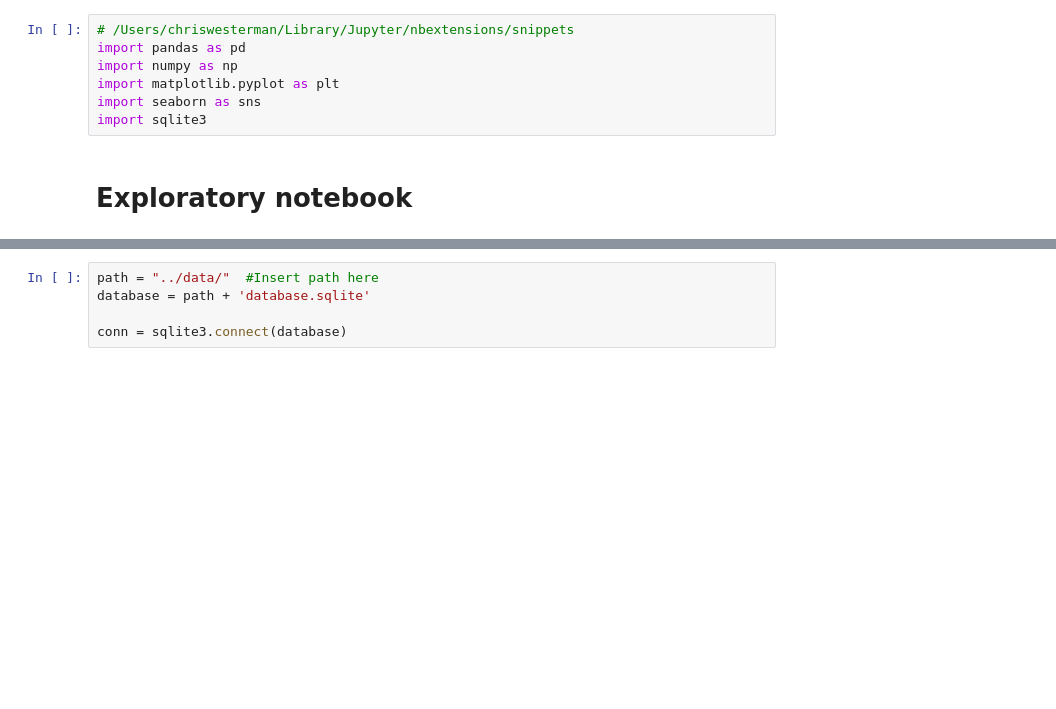
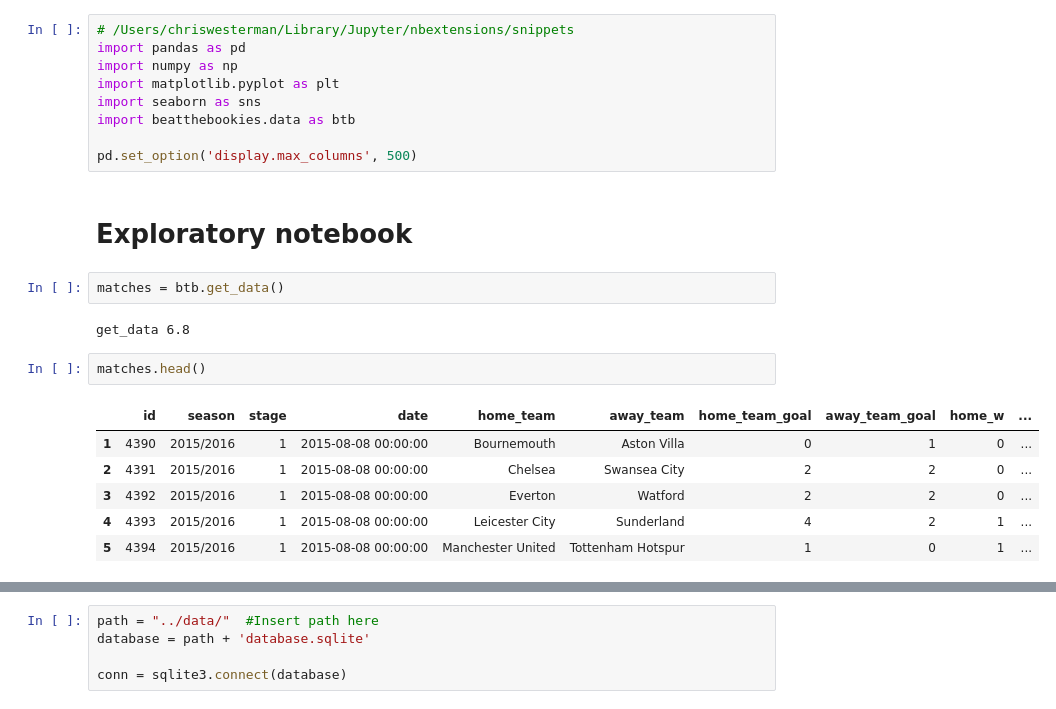
Before and after one commit to georgebrockman/beatthebookies, a Jupyter notebook: beatthebookies/notebooks/chris_explore.ipynb, the cells around one changed output, grey strips where cells are left out. Drawn from its saved outputs; the diff is of its cells as text; blank space fills up the shorter version.

```diff
--- a/beatthebookies/notebooks/chris_explore.ipynb
+++ b/beatthebookies/notebooks/chris_explore.ipynb
@@ -4,6 +10,21 @@ import pandas as pd
 import numpy as np
 import matplotlib.pyplot as plt
 import seaborn as sns
-import sqlite3
+import beatthebookies.data as btb
+
+pd.set_option('display.max_columns', 500)
 # %% [markdown]
 # Exploratory notebook
+# %%
+matches = btb.get_data()
+# %% [output]
+get_data 6.8
+# %%
+matches.head()
+# %% [output]
+|  | id | season | stage | date | home_team | away_team | home_team_goal | away_team_goal | home_w | ... |
+| 1 | 4390 | 2015/2016 | 1 | 2015-08-08 00:00:00 | Bournemouth | Aston Villa | 0 | 1 | 0 | ... |
+| 2 | 4391 | 2015/2016 | 1 | 2015-08-08 00:00:00 | Chelsea | Swansea City | 2 | 2 | 0 | ... |
+| 3 | 4392 | 2015/2016 | 1 | 2015-08-08 00:00:00 | Everton | Watford | 2 | 2 | 0 | ... |
+| 4 | 4393 | 2015/2016 | 1 | 2015-08-08 00:00:00 | Leicester City | Sunderland | 4 | 2 | 1 | ... |
+| 5 | 4394 | 2015/2016 | 1 | 2015-08-08 00:00:00 | Manchester United | Tottenham Hotspur | 1 | 0 | 1 | ... |
```
Also changed, not shown: parts of 9 cells of this notebook, 8 other files.
